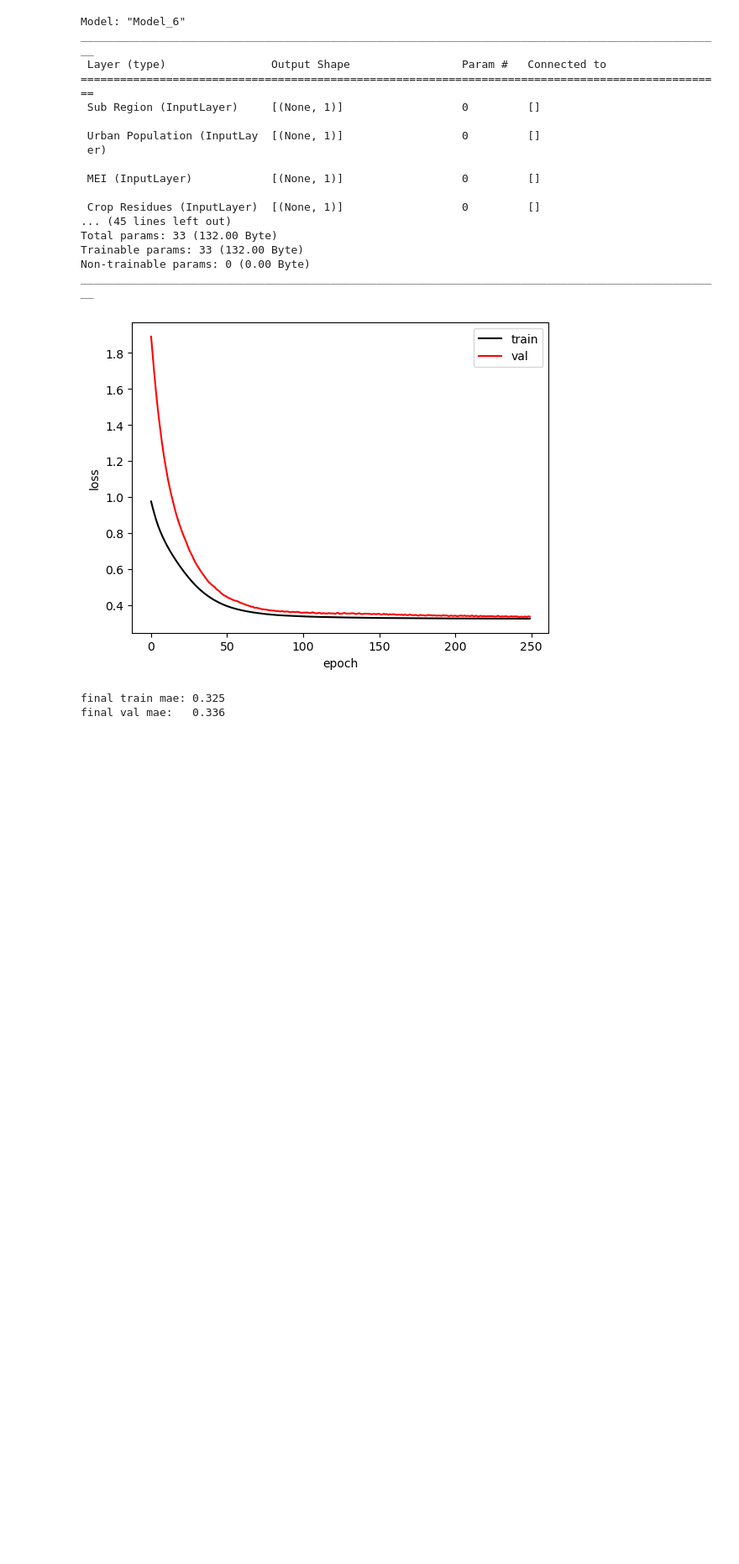
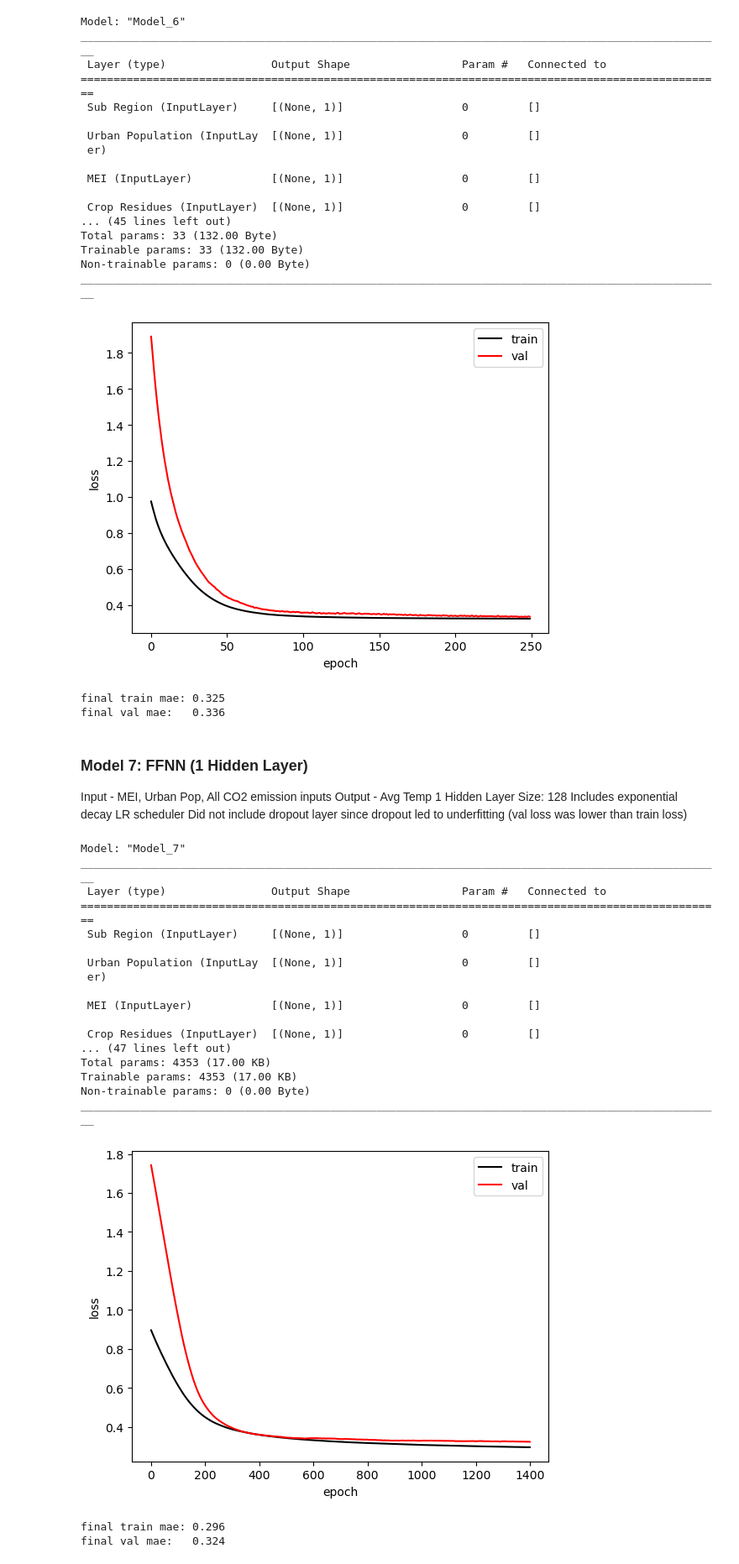
Before and after one commit to fayesimone/agriculture_emissions_prediction, a Jupyter notebook: Model_Building.ipynb, the cells around one changed output. Shown at 84% size. Drawn from its saved outputs; the diff is of its cells as text; code cells hidden in the pictures; blank space fills up the shorter version.

Commit message:
Add FFNN

```diff
--- a/Model_Building.ipynb
+++ b/Model_Building.ipynb
@@ -609,3 +609,11 @@ ________________________________________________________________________________
 [figure]
 final train mae: 0.325
 final val mae:   0.336
+# %% [markdown]
+### Model 7: FFNN (1 Hidden Layer)
+
+</br> Input - MEI, Urban Pop, All CO2 emission inputs
+</br>Output - Avg Temp
+</br>1 Hidden Layer Size: 128
+</br>Includes exponential decay LR scheduler
+</br> Did not include dropout layer since dropout led to underfitting (val loss was lower than train loss)
@@ -611,0 +699,64 @@ final val mae:   0.336
+# %%
+model = build_model()
+model.summary()
+
+history = model.fit(
+  x={
+      'Urban Population': x_train[['urban_population']],
+      'MEI': x_train[['mei']],
+      'Crop Residues': x_train[['cum_sum_log_crop_residues']],
+      'Rice Cultivation': x_train[['cum_sum_log_rice_cultivation']],
+      'Drained Organic Soils CO2': x_train[['cum_sum_log_drained_organic_soils_co2']],
+      'Net Forest Conversion': x_train[['cum_sum_log_net_forest_conversion']],
+      'Fires': x_train[['cum_sum_log_fires']],
+      'Manure Management': x_train[['cum_sum_log_manure_mgmt']],
+      'Food Systems': x_train[['cum_sum_log_food_systems']],
+      'IPPU Total': x_train[['cum_sum_log_ippu_tot']],
+      'On Farm Energy Use': x_train[['cum_sum_log_on_farm_energy_use']],
+      'Forestland': x_train[['cum_sum_forestland']],
+      'Sub Region': x_train[['sub-region']]
+    },
+  y=Y_train[['average_temperature_°c']],
+  epochs=1400,
+  batch_size=600,
+  validation_data=(
+      {
+      'Urban Population': x_val[['urban_population']],
+      'MEI': x_val[['mei']],
+      'Crop Residues': x_val[['cum_sum_log_crop_residues']],
+      'Rice Cultivation': x_val[['cum_sum_log_rice_cultivation']],
+      'Drained Organic Soils CO2': x_val[['cum_sum_log_drained_organic_soils_co2']],
+      'Net Forest Conversion': x_val[['cum_sum_log_net_forest_conversion']],
+      'Fires': x_val[['cum_sum_log_fires']],
+      'Manure Management': x_val[['cum_sum_log_manure_mgmt']],
+      'Food Systems': x_val[['cum_sum_log_food_systems']],
+      'IPPU Total': x_val[['cum_sum_log_ippu_tot']],
+      'On Farm Energy Use': x_val[['cum_sum_log_on_farm_energy_use']],
+      'Forestland': x_val[['cum_sum_forestland']],
+      'Sub Region': x_val[['sub-region']]
+      },
+      Y_val[['average_temperature_°c']]),
+  verbose=0)
+
+show_history(history)
+# %% [output]
+Model: "Model_7"
+__________________________________________________________________________________________________
+ Layer (type)                Output Shape                 Param #   Connected to
+==================================================================================================
+ Sub Region (InputLayer)     [(None, 1)]                  0         []
+
+ Urban Population (InputLay  [(None, 1)]                  0         []
+ er)
+
+ MEI (InputLayer)            [(None, 1)]                  0         []
+
+ Crop Residues (InputLayer)  [(None, 1)]                  0         []
+... (47 lines left out)
+Total params: 4353 (17.00 KB)
+Trainable params: 4353 (17.00 KB)
+Non-trainable params: 0 (0.00 Byte)
+__________________________________________________________________________________________________
+[figure, added]
+final train mae: 0.296
+final val mae:   0.324
```
Also changed, not shown: parts of 4 cells of this notebook.
